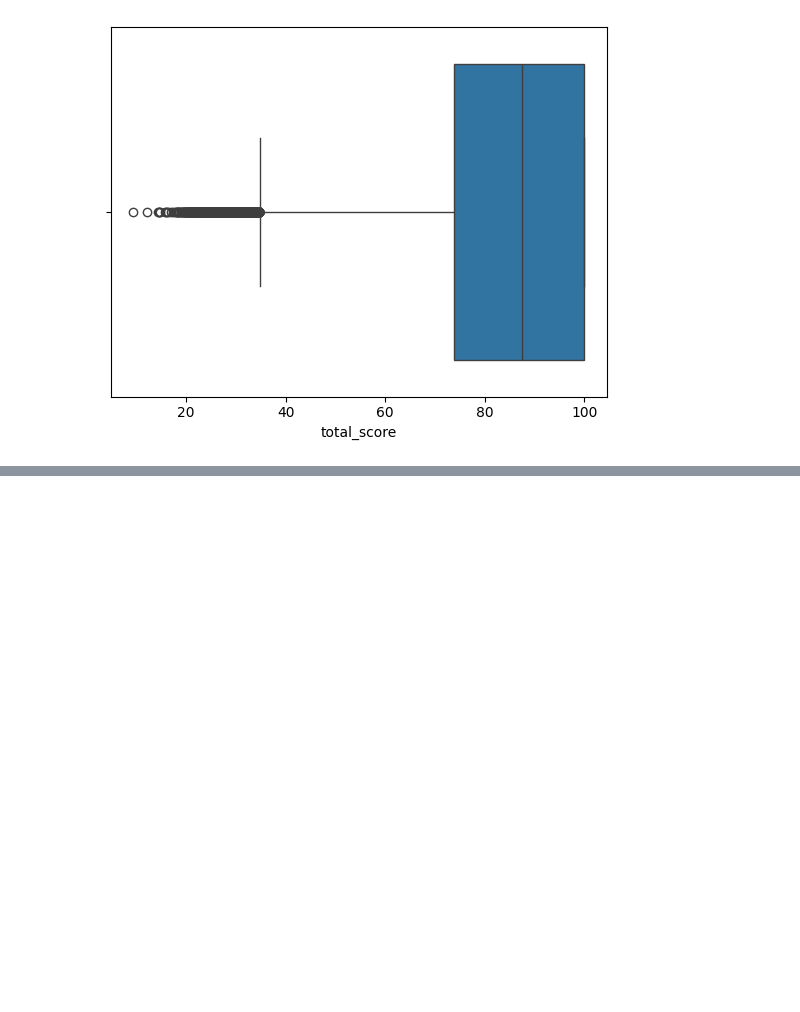
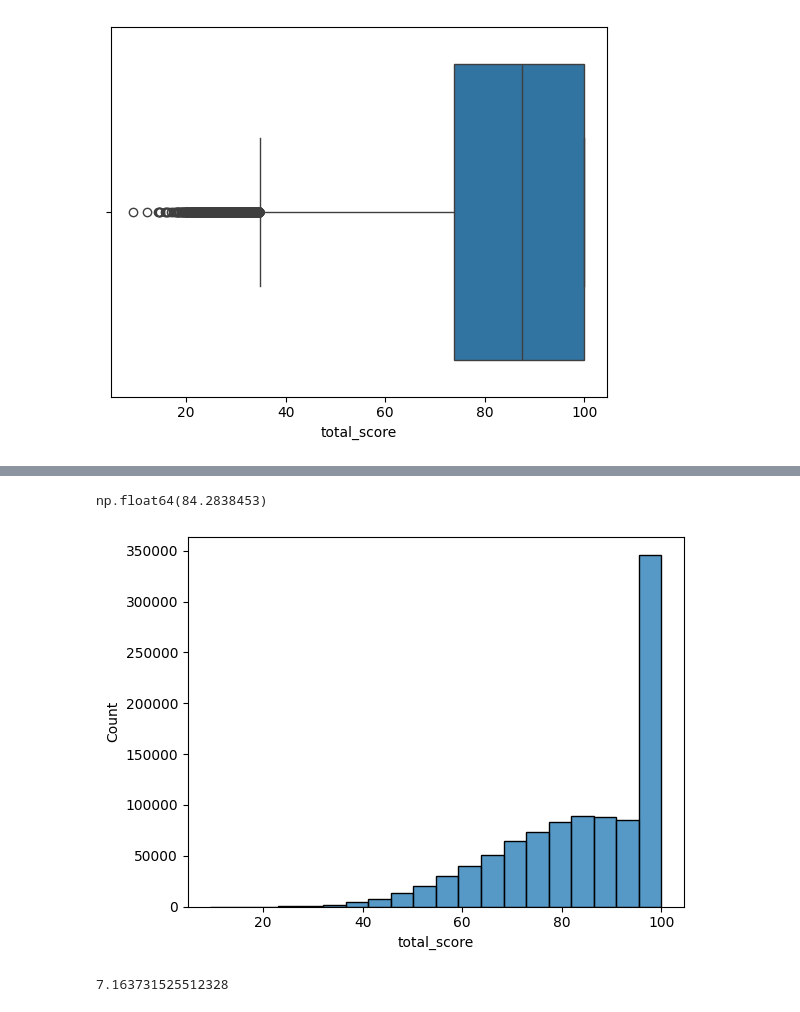
Before and after one commit to djafarou-ML/Student_Performance, a Jupyter notebook: student_perfomance.ipynb, the cells around one changed output, grey strips where cells are left out. Drawn from its saved outputs; the diff is of its cells as text; code cells hidden in the pictures; blank space fills up the shorter version.

```diff
--- a/student_perfomance.ipynb
+++ b/student_perfomance.ipynb
@@ -189,0 +273,13 @@ sns.boxplot(x=df['total_score'])
+# %%
+df['total_score'].mean()
+# %% [output]
+np.float64(84.2838453)
+# %%
+sns.histplot(data=df, x='total_score', bins=20)
+plt.show()
+# %% [output]
+[figure, added]
+# %%
+mean_absolute_error(Y_test, test_predict)
+# %% [output]
+7.163731525512328
```
Also changed, not shown: parts of 12 cells of this notebook.
